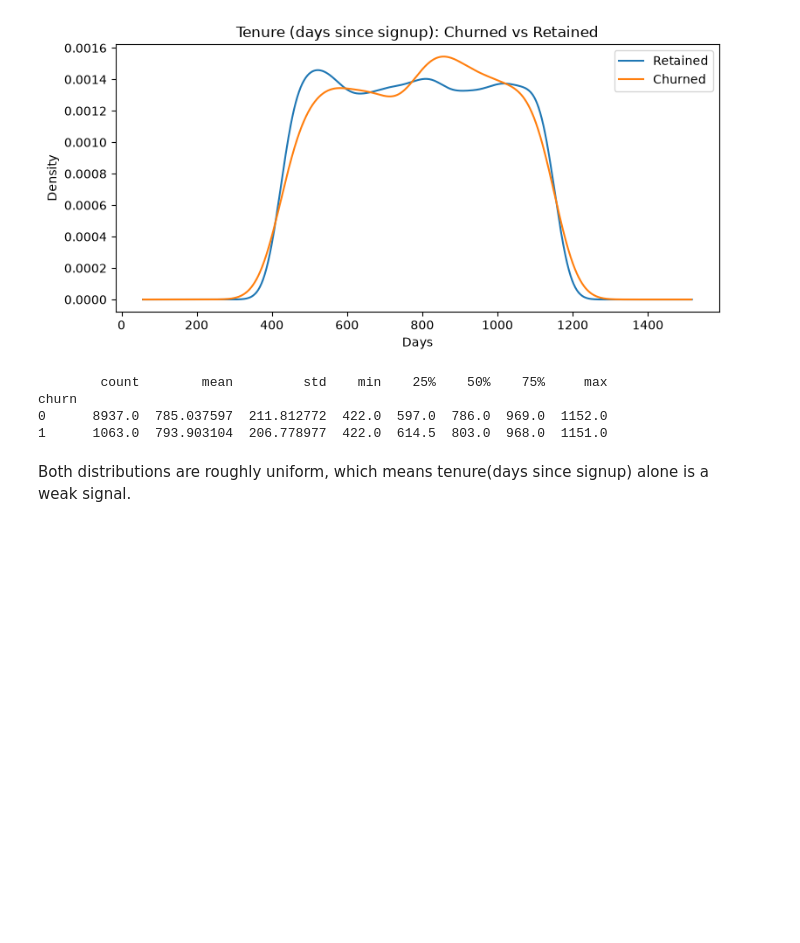
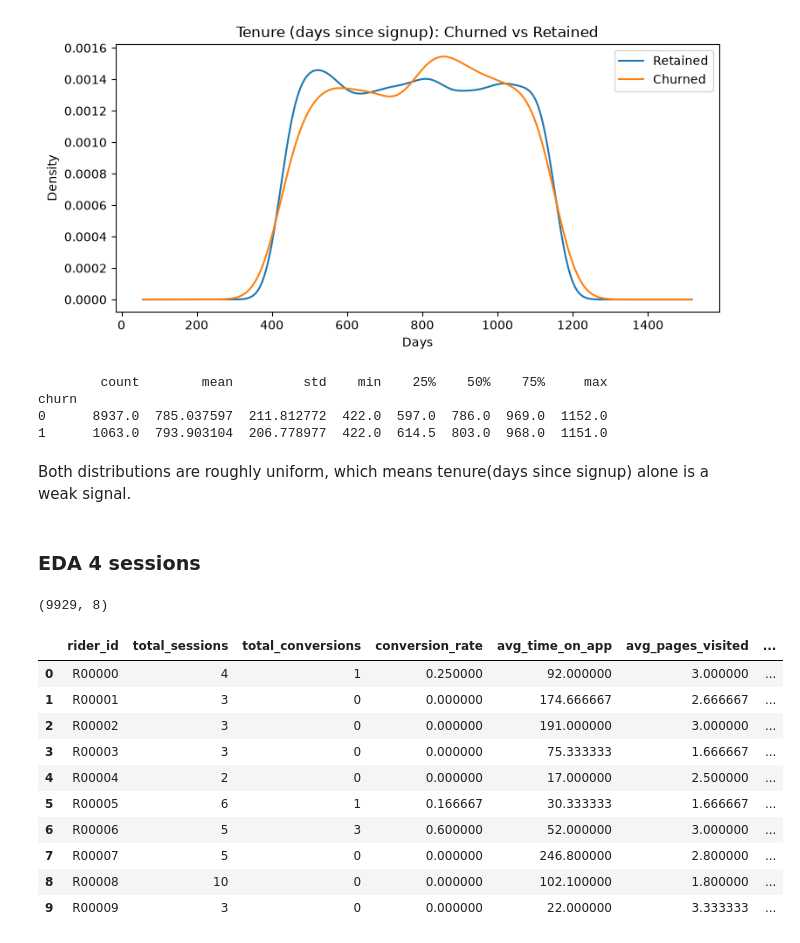
Before and after one commit to esosaomwanghe/ridewise_churnprediction, a Jupyter notebook: notebook/eda.ipynb, the cells around one changed output. Saved outputs shown, nothing was run; the diff lists cells and outputs as text; code cells hidden in the pictures; blank space fills up the shorter version.

```diff
--- a/notebook/eda.ipynb
+++ b/notebook/eda.ipynb
@@ -506,3 +504,40 @@ churn
 1      1063.0  793.903104  206.778977  422.0  614.5  803.0  968.0  1151.0
 # %% [markdown]
 Both distributions are roughly uniform, which means tenure(days since signup) alone is a weak signal.
+# %% [markdown]
+### EDA 4 sessions
+# %%
+# Aggregate sessions per rider
+
+sessions = pd.read_csv('../data/processed/sessions_cleaned.csv', parse_dates=['session_time'])
+
+ref_date = sessions['session_time'].max()
+
+session_agg = sessions.groupby('rider_id').agg(
+    total_sessions    = ('session_id',    'count'),
+    total_conversions = ('converted',     'sum'),
+    conversion_rate   = ('converted',     'mean'),
+    avg_time_on_app   = ('time_on_app',   'mean'),
+    avg_pages_visited = ('pages_visited', 'mean'),
+    last_session      = ('session_time',  'max')
+).reset_index()
+
+session_agg['days_since_last_session'] = (ref_date - session_agg['last_session']).dt.days
+session_agg = session_agg.drop(columns='last_session')
+
+df = session_agg.merge(riders[['user_id', 'churn']], left_on='rider_id', right_on='user_id').drop(columns='user_id')
+print(df.shape)
+df.head(10)
+# %% [output]
+(9929, 8)
+|  | rider_id | total_sessions | total_conversions | conversion_rate | avg_time_on_app | avg_pages_visited | ... |
+| 0 | R00000 | 4 | 1 | 0.250000 | 92.000000 | 3.000000 | ... |
+| 1 | R00001 | 3 | 0 | 0.000000 | 174.666667 | 2.666667 | ... |
+| 2 | R00002 | 3 | 0 | 0.000000 | 191.000000 | 3.000000 | ... |
+| 3 | R00003 | 3 | 0 | 0.000000 | 75.333333 | 1.666667 | ... |
+| 4 | R00004 | 2 | 0 | 0.000000 | 17.000000 | 2.500000 | ... |
+| 5 | R00005 | 6 | 1 | 0.166667 | 30.333333 | 1.666667 | ... |
+| 6 | R00006 | 5 | 3 | 0.600000 | 52.000000 | 3.000000 | ... |
+| 7 | R00007 | 5 | 0 | 0.000000 | 246.800000 | 2.800000 | ... |
+| 8 | R00008 | 10 | 0 | 0.000000 | 102.100000 | 1.800000 | ... |
+| 9 | R00009 | 3 | 0 | 0.000000 | 22.000000 | 3.333333 | ... |
```
Also changed, not shown: parts of 9 cells of this notebook.
